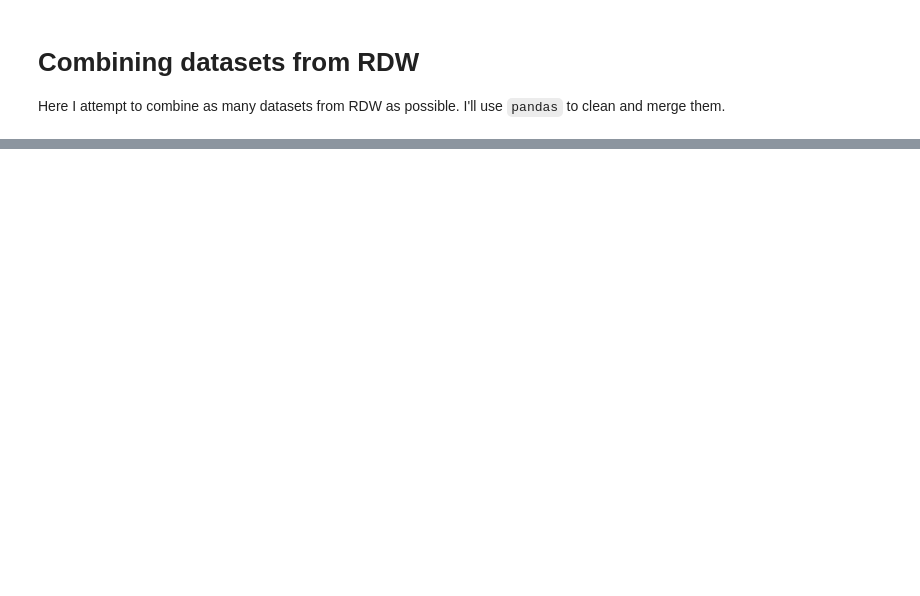
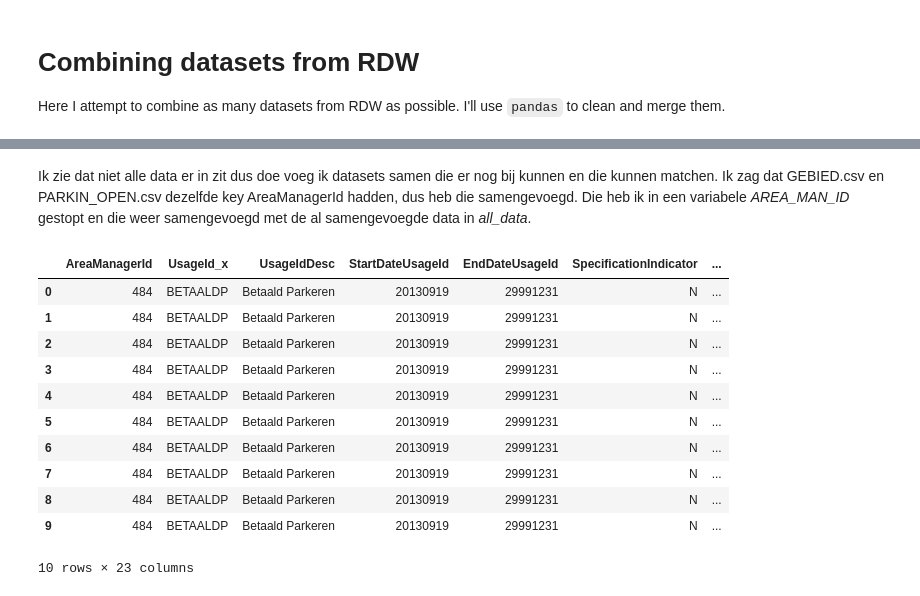
Before and after one commit to qiubee/car-city-data-analysis, a Jupyter notebook: notebooks/CombineDatasets.ipynb, the cells around one changed output, grey strips where cells are left out. Drawn from its saved outputs; the diff is of its cells as text; code cells hidden in the pictures; blank space fills up the shorter version.

```diff
--- a/notebooks/CombineDatasets.ipynb
+++ b/notebooks/CombineDatasets.ipynb
@@ -40,0 +136,19 @@ show_datasets(datasets)
+# %% [markdown]
+Ik zie dat niet alle data er in zit dus doe voeg ik datasets samen die er nog bij kunnen en die kunnen matchen. Ik zag dat GEBIED.csv en PARKIN_OPEN.csv dezelfde key AreaManagerId hadden, dus heb die samengevoegd. Die heb ik in een variabele *AREA_MAN_ID* gestopt en die weer samengevoegd met de al samengevoegde data in *all_data*.
+# %%
+AREA_MAN_ID = merge_dfs([P_OPEN, AREA], "AreaManagerId", "inner")
+all_data = merge_dfs([all_data, AREA_MAN_ID], "AreaManagerId", "inner")
+all_data.head(10)
+# %% [output]
+|  | AreaManagerId | UsageId_x | UsageIdDesc | StartDateUsageId | EndDateUsageId | SpecificationIndicator | ... |
+| 0 | 484 | BETAALDP | Betaald Parkeren | 20130919 | 29991231 | N | ... |
+| 1 | 484 | BETAALDP | Betaald Parkeren | 20130919 | 29991231 | N | ... |
+| 2 | 484 | BETAALDP | Betaald Parkeren | 20130919 | 29991231 | N | ... |
+| 3 | 484 | BETAALDP | Betaald Parkeren | 20130919 | 29991231 | N | ... |
+| 4 | 484 | BETAALDP | Betaald Parkeren | 20130919 | 29991231 | N | ... |
+| 5 | 484 | BETAALDP | Betaald Parkeren | 20130919 | 29991231 | N | ... |
+| 6 | 484 | BETAALDP | Betaald Parkeren | 20130919 | 29991231 | N | ... |
+| 7 | 484 | BETAALDP | Betaald Parkeren | 20130919 | 29991231 | N | ... |
+| 8 | 484 | BETAALDP | Betaald Parkeren | 20130919 | 29991231 | N | ... |
+| 9 | 484 | BETAALDP | Betaald Parkeren | 20130919 | 29991231 | N | ... |
+10 rows × 23 columns
```
Also changed, not shown: parts of 10 cells of this notebook.
